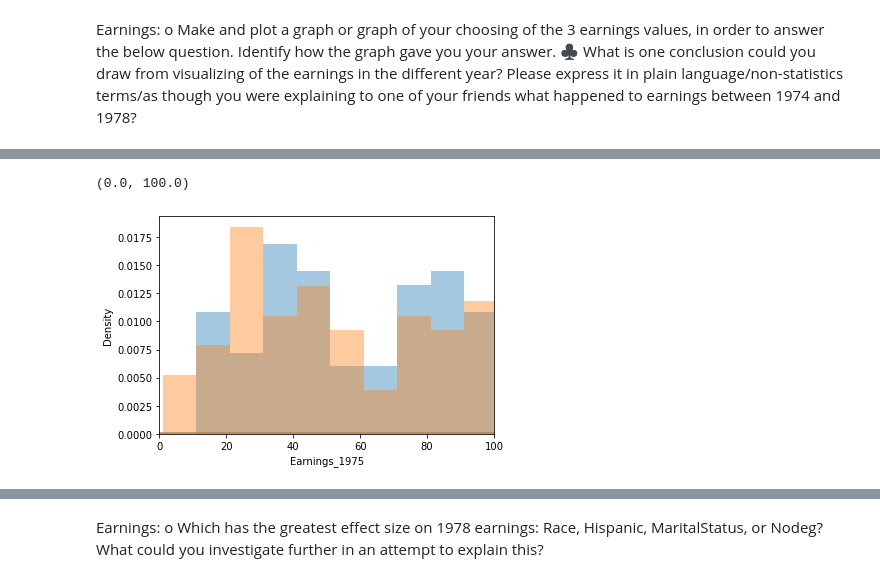
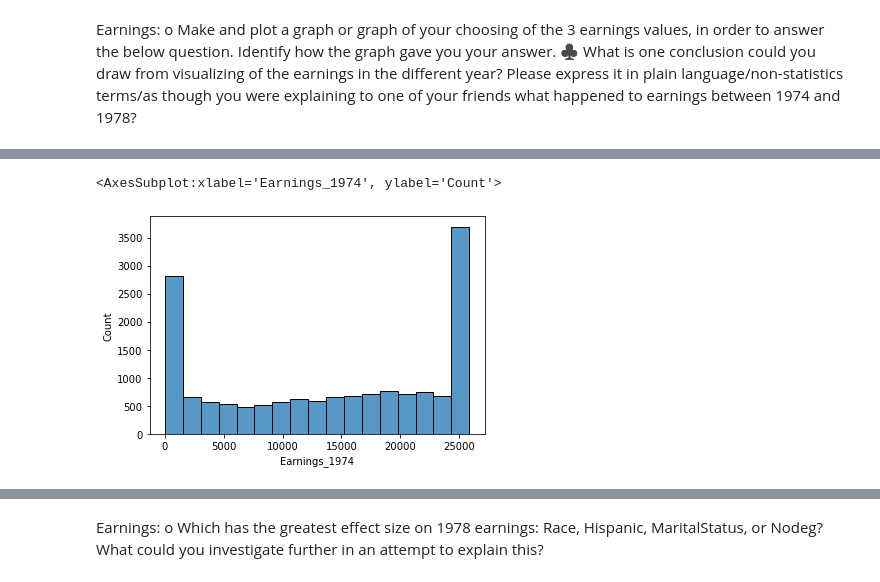
Before and after one commit to jamarabe/DATA3450, a Jupyter notebook: Assignment1.ipynb, the cells around one changed output, grey strips where cells are left out. Saved outputs shown, nothing was run; the diff lists cells and outputs as text; code cells hidden in the pictures.

```diff
--- a/Assignment1.ipynb
+++ b/Assignment1.ipynb
@@ -193,5 +161,0 @@ thinkplot.Hist(hist_78)
-# %%
-df_earn = df["Earnings_1974"].append(df["Earnings_1975"])
-df_earn = df_earn.append(df["Earnings_1978"])
-sns.displot(df_earn)
-df_earn.describe(include='all')
@@ -250,10 +162,5 @@ Name: Earnings_1974, dtype: float64
-# %%
-x = df["Earnings_1974"]
-y = df["Earnings_1975"]
-fig, ax = plt.subplots()
-for a in [x, y]:
-    sns.distplot(a, bins=range(1, 110, 10), ax=ax, kde = True)
-ax.set_xlim([0, 100])
-# %% [output]
-(0.0, 100.0)
-[figure, removed]
+# %%
+sns.histplot(data=df, x = "Earnings_1974")
+# %% [output]
+<AxesSubplot:xlabel='Earnings_1974', ylabel='Count'>
+[figure, added]
```
Also changed, not shown: parts of 37 cells of this notebook, 1 other file.
